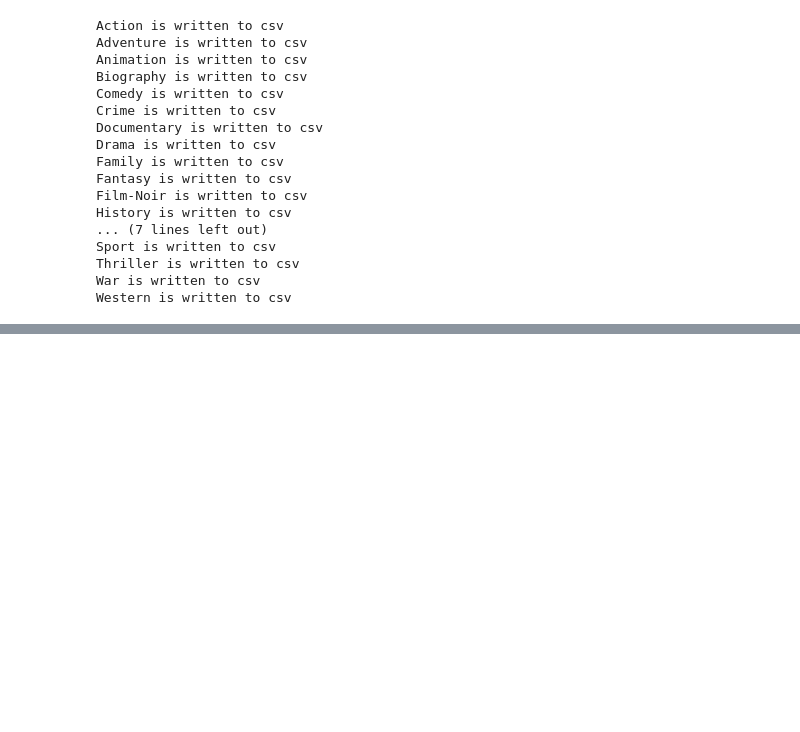
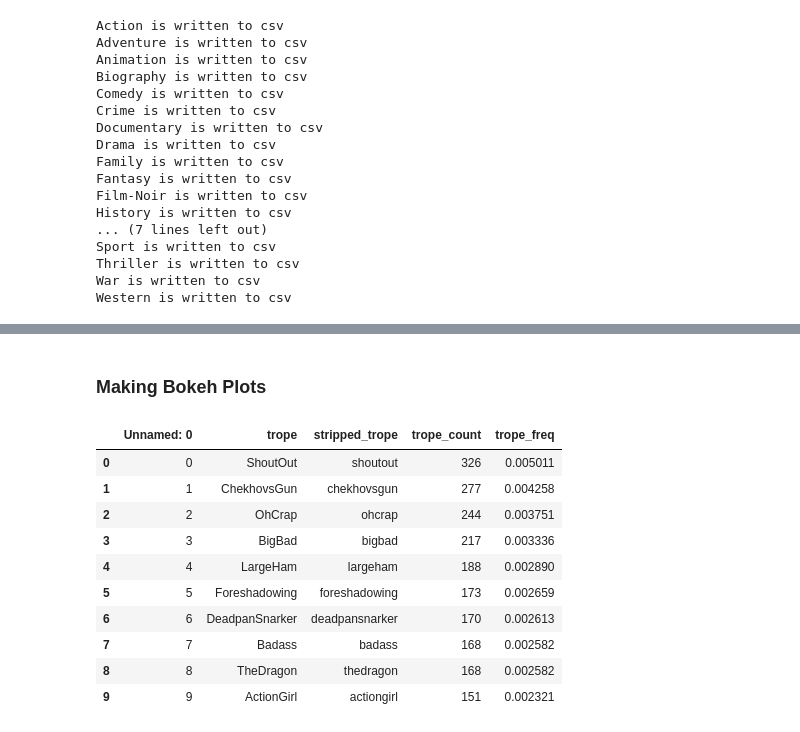
Before and after one commit to PeiZhangOSU/TV_Tropes_Exploratory, a Jupyter notebook: TVtropes.ipynb, the cells around one changed output, grey strips where cells are left out. Drawn from its saved outputs; the diff is of its cells as text; code cells hidden in the pictures; blank space fills up the shorter version.

Commit message:
Create Bokeh plots

```diff
--- a/TVtropes.ipynb
+++ b/TVtropes.ipynb
@@ -493,3 +494,36 @@ Sport is written to csv
 Thriller is written to csv
 War is written to csv
 Western is written to csv
+# %%
+# # Load from csv
+GENRE_LIST = [u'Action',
+             u'Adventure',
+             u'Animation',
+             u'Biography',
+             u'Comedy',
+             u'Crime',
+             u'Documentary',
+             u'Drama',
+             u'Family',
+             u'Fantasy',
+             u'Film-Noir',
+             u'History',
+             u'Horror',
+             u'Music',
+             u'Musical',
+             u'Mystery',
+             u'Romance',
+             u'Sci-Fi',
+             u'Short',
+             u'Sport',
+             u'Thriller',
+             u'War',
+             u'Western']
+
+by_genre_dfs = {}
+for g in (GENRE_LIST + ['all_genres']):
+    try:
+        by_genre_dfs[g] = pd.read_csv('internal_csv/{}_freq.csv'.format(g))
+        print('{} is loaded from csv'.format(g))
+    except IOError:
+        print('Cannot find {}_freq.csv'.format(g))
@@ -567,0 +649,17 @@ plot_heatmap(heatmap_df, title='Trope Frequency in Each Genre', path='freq_heatm
+# %% [markdown]
+### Making Bokeh Plots
+# %%
+# All these are sorted by trope_freq DESC
+by_genre_dfs['Action'].head(10)
+# %% [output]
+|  | Unnamed: 0 | trope | stripped_trope | trope_count | trope_freq |
+| 0 | 0 | ShoutOut | shoutout | 326 | 0.005011 |
+| 1 | 1 | ChekhovsGun | chekhovsgun | 277 | 0.004258 |
+| 2 | 2 | OhCrap | ohcrap | 244 | 0.003751 |
+| 3 | 3 | BigBad | bigbad | 217 | 0.003336 |
+| 4 | 4 | LargeHam | largeham | 188 | 0.002890 |
+| 5 | 5 | Foreshadowing | foreshadowing | 173 | 0.002659 |
+| 6 | 6 | DeadpanSnarker | deadpansnarker | 170 | 0.002613 |
+| 7 | 7 | Badass | badass | 168 | 0.002582 |
+| 8 | 8 | TheDragon | thedragon | 168 | 0.002582 |
+| 9 | 9 | ActionGirl | actiongirl | 151 | 0.002321 |
```
Also changed, not shown: parts of 16 cells of this notebook.
